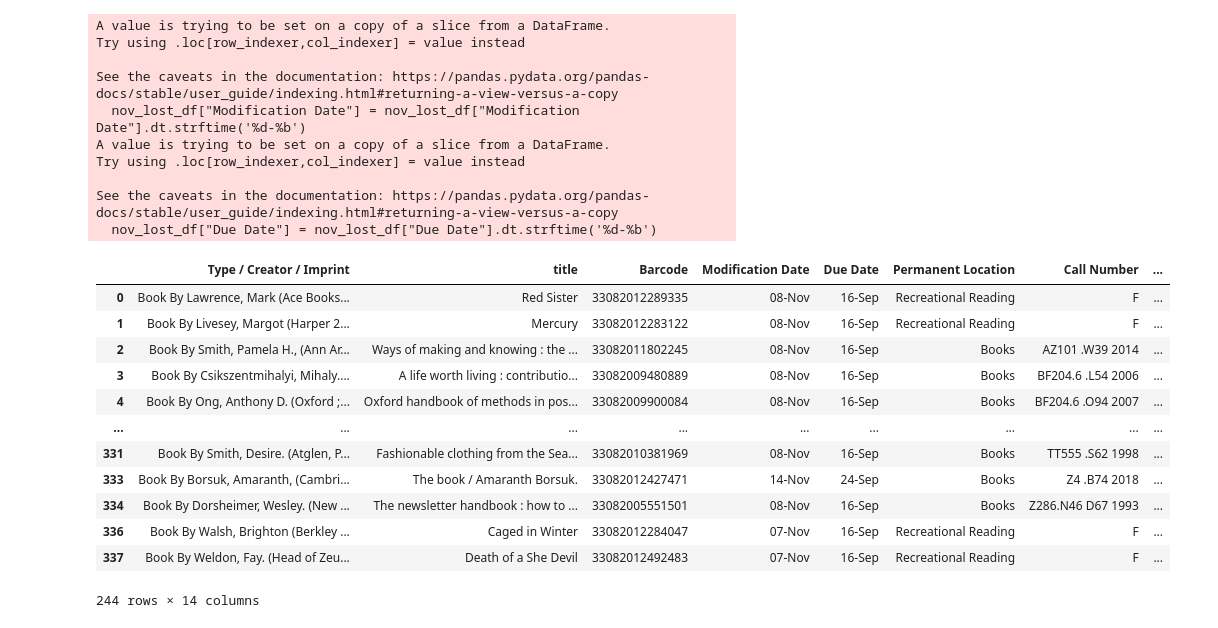
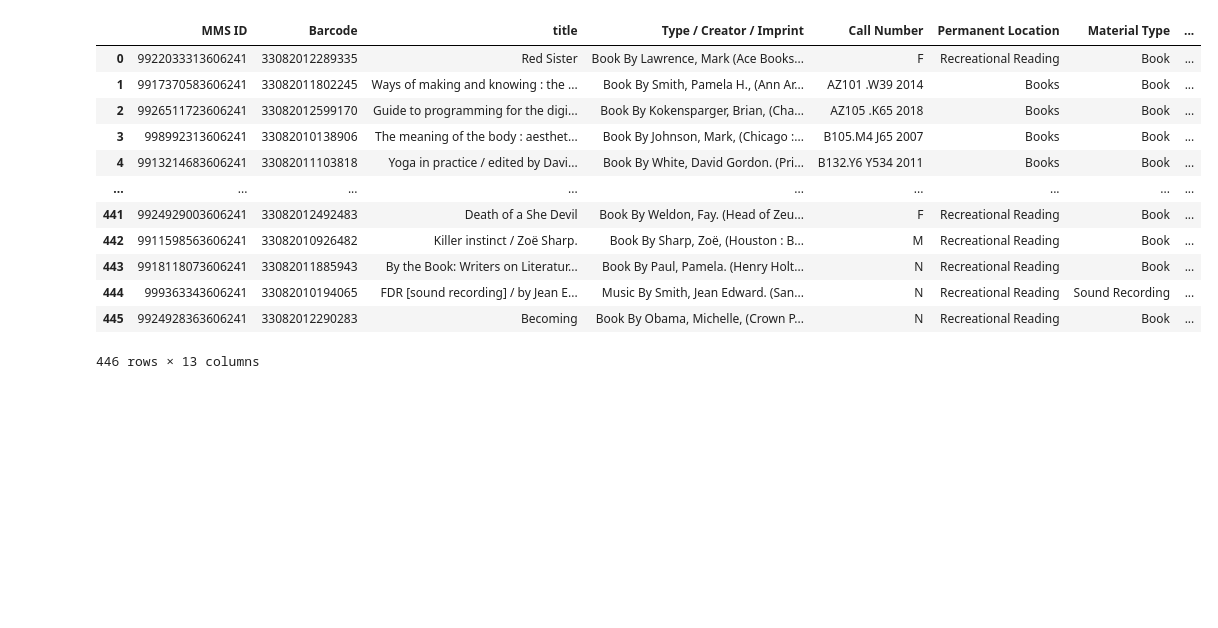
Before and after one commit to wisemantyr/normal-alma-sets, a Jupyter notebook: lost_set_normalization.ipynb, the cells around one changed output. Cells and saved outputs as stored; diff of their text form; code cells hidden in the pictures; blank space fills up the shorter version.

```diff
--- a/lost_set_normalization.ipynb
+++ b/lost_set_normalization.ipynb
@@ -102,4 +96,0 @@ any_null_cols
-# %%
-mode = lost_df['Copy ID'].mode().values[0]
-lost_df['Copy ID'].fillna(value=mode, inplace=True)
-lost_df.dtypes
@@ -127,3 +96,0 @@ any_null_cols
-# %%
-lost_df["Copy ID"] = lost_df["Copy ID"].astype(int)
-lost_df.dtypes
@@ -150,4 +96,0 @@ array([0, 2, 3, 1])
-# %%
-lost_df["Modification Date"] = pd.to_datetime(lost_df["Modification Date"])
-lost_df["Due Date"] = pd.to_datetime(lost_df["Due Date"])
-lost_df.dtypes
@@ -186,3 +97,7 @@ lost_df
 # %%
-nov_lost_df= lost_df.loc[lost_df["Modification Date"].dt.month >= 11]
-nov_lost_df
+#change month if necessary
+#new_lost_df= lost_df.loc[lost_df["Modification Date"].dt.month >= 11]
+#new_lost_df
+
+#use for all months
+new_lost_df = lost_df
@@ -203,29 +104,19 @@ nov_lost_df
 # %%
-nov_lost_df["Modification Date"] = nov_lost_df["Modification Date"].dt.strftime('%d-%b')
-nov_lost_df["Due Date"] = nov_lost_df["Due Date"].dt.strftime('%d-%b')
-nov_lost_df
+new_lost_df["Modification Date"] = new_lost_df["Modification Date"].dt.strftime('%d-%b-%y')
+new_lost_df["Due Date"] = new_lost_df["Due Date"].dt.strftime('%d-%b')
+new_lost_df
 # %% [output]
+|  | MMS ID | Barcode | title | Type / Creator / Imprint | Call Number | Permanent Location | Material Type | ... |
+| 0 | 9922033313606241 | 33082012289335 | Red Sister | Book By Lawrence, Mark (Ace Books... | F | Recreational Reading | Book | ... |
+| 1 | 9917370583606241 | 33082011802245 | Ways of making and knowing : the ... | Book By Smith, Pamela H., (Ann Ar... | AZ101 .W39 2014 | Books | Book | ... |
+| 2 | 9926511723606241 | 33082012599170 | Guide to programming for the digi... | Book By Kokensparger, Brian, (Cha... | AZ105 .K65 2018 | Books | Book | ... |
+| 3 | 998992313606241 | 33082010138906 | The meaning of the body : aesthet... | Book By Johnson, Mark, (Chicago :... | B105.M4 J65 2007 | Books | Book | ... |
+| 4 | 9913214683606241 | 33082011103818 | Yoga in practice / edited by Davi... | Book By White, David Gordon. (Pri... | B132.Y6 Y534 2011 | Books | Book | ... |
+| ... | ... | ... | ... | ... | ... | ... | ... | ... |
+| 441 | 9924929003606241 | 33082012492483 | Death of a She Devil | Book By Weldon, Fay. (Head of Zeu... | F | Recreational Reading | Book | ... |
+| 442 | 9911598563606241 | 33082010926482 | Killer instinct / Zoë Sharp. | Book By Sharp, Zoë, (Houston : B... | M | Recreational Reading | Book | ... |
+| 443 | 9918118073606241 | 33082011885943 | By the Book: Writers on Literatur... | Book By Paul, Pamela. (Henry Holt... | N | Recreational Reading | Book | ... |
+| 444 | 999363343606241 | 33082010194065 | FDR [sound recording] / by Jean E... | Music By Smith, Jean Edward. (San... | N | Recreational Reading | Sound Recording | ... |
+| 445 | 9924928363606241 | 33082012290283 | Becoming | Book By Obama, Michelle, (Crown P... | N | Recreational Reading | Book | ... |
-A value is trying to be set on a copy of a slice from a DataFrame.
-Try using .loc[row_indexer,col_indexer] = value instead
-
-See the caveats in the documentation: https://pandas.pydata.org/pandas-docs/stable/user_guide/indexing.html#returning-a-view-versus-a-copy
-  nov_lost_df["Modification Date"] = nov_lost_df["Modification Date"].dt.strftime('%d-%b')
-A value is trying to be set on a copy of a slice from a DataFrame.
-Try using .loc[row_indexer,col_indexer] = value instead
-
-See the caveats in the documentation: https://pandas.pydata.org/pandas-docs/stable/user_guide/indexing.html#returning-a-view-versus-a-copy
-  nov_lost_df["Due Date"] = nov_lost_df["Due Date"].dt.strftime('%d-%b')
+446 rows × 13 columns
-|  | Type / Creator / Imprint | title | Barcode | Modification Date | Due Date | Permanent Location | Call Number | ... |
-| 0 | Book By Lawrence, Mark (Ace Books... | Red Sister | 33082012289335 | 08-Nov | 16-Sep | Recreational Reading | F | ... |
-| 1 | Book By Livesey, Margot (Harper 2... | Mercury | 33082012283122 | 08-Nov | 16-Sep | Recreational Reading | F | ... |
-| 2 | Book By Smith, Pamela H., (Ann Ar... | Ways of making and knowing : the ... | 33082011802245 | 08-Nov | 16-Sep | Books | AZ101 .W39 2014 | ... |
-| 3 | Book By Csikszentmihalyi, Mihaly.... | A life worth living : contributio... | 33082009480889 | 08-Nov | 16-Sep | Books | BF204.6 .L54 2006 | ... |
-| 4 | Book By Ong, Anthony D. (Oxford ;... | Oxford handbook of methods in pos... | 33082009900084 | 08-Nov | 16-Sep | Books | BF204.6 .O94 2007 | ... |
-| ... | ... | ... | ... | ... | ... | ... | ... | ... |
-| 331 | Book By Smith, Desire. (Atglen, P... | Fashionable clothing from the Sea... | 33082010381969 | 08-Nov | 16-Sep | Books | TT555 .S62 1998 | ... |
-| 333 | Book By Borsuk, Amaranth, (Cambri... | The book / Amaranth Borsuk. | 33082012427471 | 14-Nov | 24-Sep | Books | Z4 .B74 2018 | ... |
-| 334 | Book By Dorsheimer, Wesley. (New ... | The newsletter handbook : how to ... | 33082005551501 | 08-Nov | 16-Sep | Books | Z286.N46 D67 1993 | ... |
-| 336 | Book By Walsh, Brighton (Berkley ... | Caged in Winter | 33082012284047 | 07-Nov | 16-Sep | Recreational Reading | F | ... |
-| 337 | Book By Weldon, Fay. (Head of Zeu... | Death of a She Devil | 33082012492483 | 07-Nov | 16-Sep | Recreational Reading | F | ... |
-244 rows × 14 columns
 # %%
```
Also changed, not shown: parts of 36 cells of this notebook, 1 other file.
